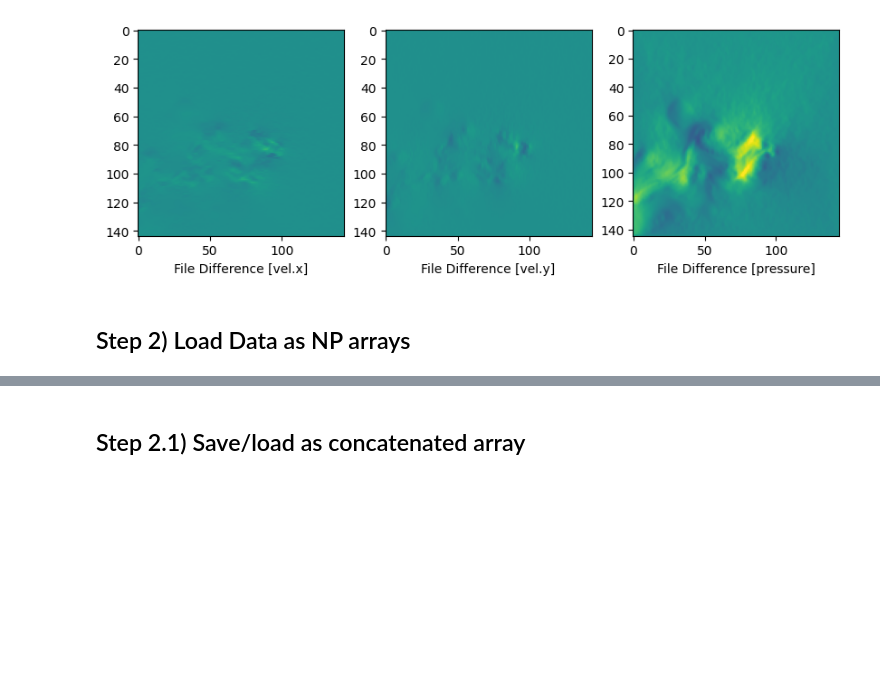
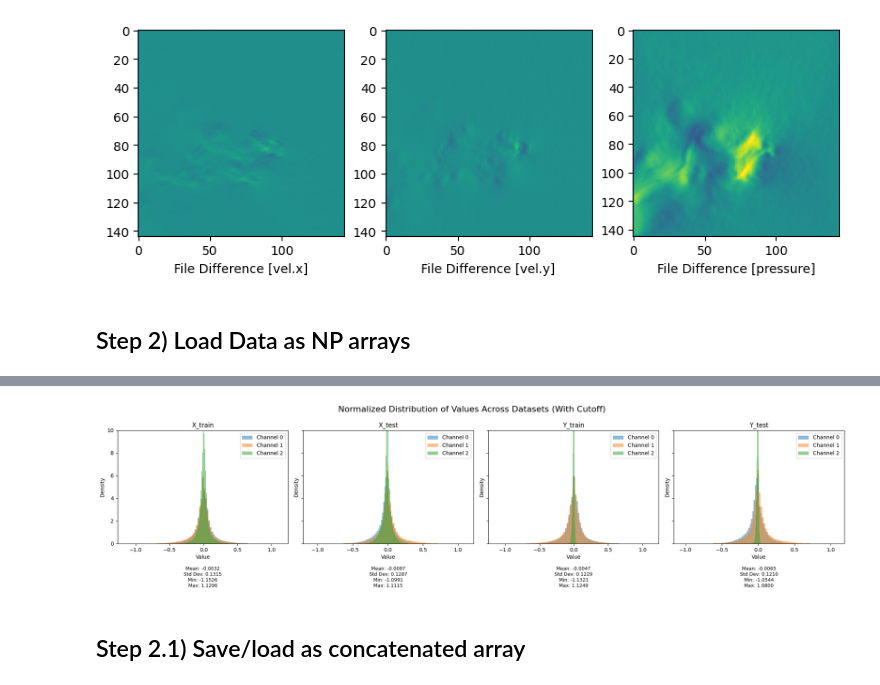
Before and after one commit to megger-cgfx/houdini-neural-pressure-prediction, a Jupyter notebook: pressure_predict_1_data_prep.ipynb, the cells around one changed output, grey strips where cells are left out. Saved outputs shown, nothing was run; the diff lists cells and outputs as text; code cells hidden in the pictures; blank space fills up the shorter version.

```diff
--- a/pressure_predict_1_data_prep.ipynb
+++ b/pressure_predict_1_data_prep.ipynb
@@ -114,3 +114,52 @@ Loaded 392 files in 3.79 seconds.
+# %%
+def analyze_data(X_train, X_test, Y_train, Y_test, bins=100, y_max=10):
+    """
+    Analyzes the distribution of values in the numpy arrays for training and testing.
+
+    Parameters:
+    - X_train, X_test, Y_train, Y_test: numpy arrays with shapes matching your data.
+    - bins: Number of bins for histogram plotting.
+    """
+    def analyze_array(name, data, ax):
+        mean_val = np.mean(data)
+        std_val = np.std(data)
+        min_val = np.min(data)
+        max_val = np.max(data)
+        summary = (f"Mean: {mean_val:.4f}\n"
+                   f"Std Dev: {std_val:.4f}\n"
+                   f"Min: {min_val:.4f}\n"
+                   f"Max: {max_val:.4f}")
+
+        #print(f"\n{name} Analysis:")
+        #print(summary)
+
+        for channel in range(data.shape[-1]):
+            channel_data = data[..., channel].ravel()
+            ax.hist(channel_data, bins=bins, alpha=0.5, density=True, label=f"Channel {channel}")
+
+        ax.set_title(name)
+        ax.set_xlabel("Value")
+        ax.set_ylabel("Density")
+        ax.legend()
+        ax.set_ylim(0, y_max)
+        ax.text(0.5, -0.2, summary, transform=ax.transAxes, ha="center", va="top", fontsize=9)
+
+    # Create subplots for horizontal alignment
+    fig, axes = plt.subplots(1, 4, figsize=(20, 5), sharey=True)
+    fig.suptitle("Normalized Distribution of Values Across Datasets (With Cutoff)", fontsize=16)
+
+    analyze_array("X_train", X_train, axes[0])
+    analyze_array("X_test", X_test, axes[1])
+    analyze_array("Y_train", Y_train, axes[2])
+    analyze_array("Y_test", Y_test, axes[3])
+
+    plt.tight_layout()
+    plt.subplots_adjust(top=0.85, bottom=0.25)  # Adjust bottom for text space
+    plt.show()
+
+analyze_data(X_train, X_test, Y_train, Y_test)
+# %% [output]
+[figure, added]
 # %% [markdown]
 ## Step 2.1) Save/load as concatenated array
 # %%
```
Also changed, not shown: parts of 1 cell of this notebook, 2 other files.
